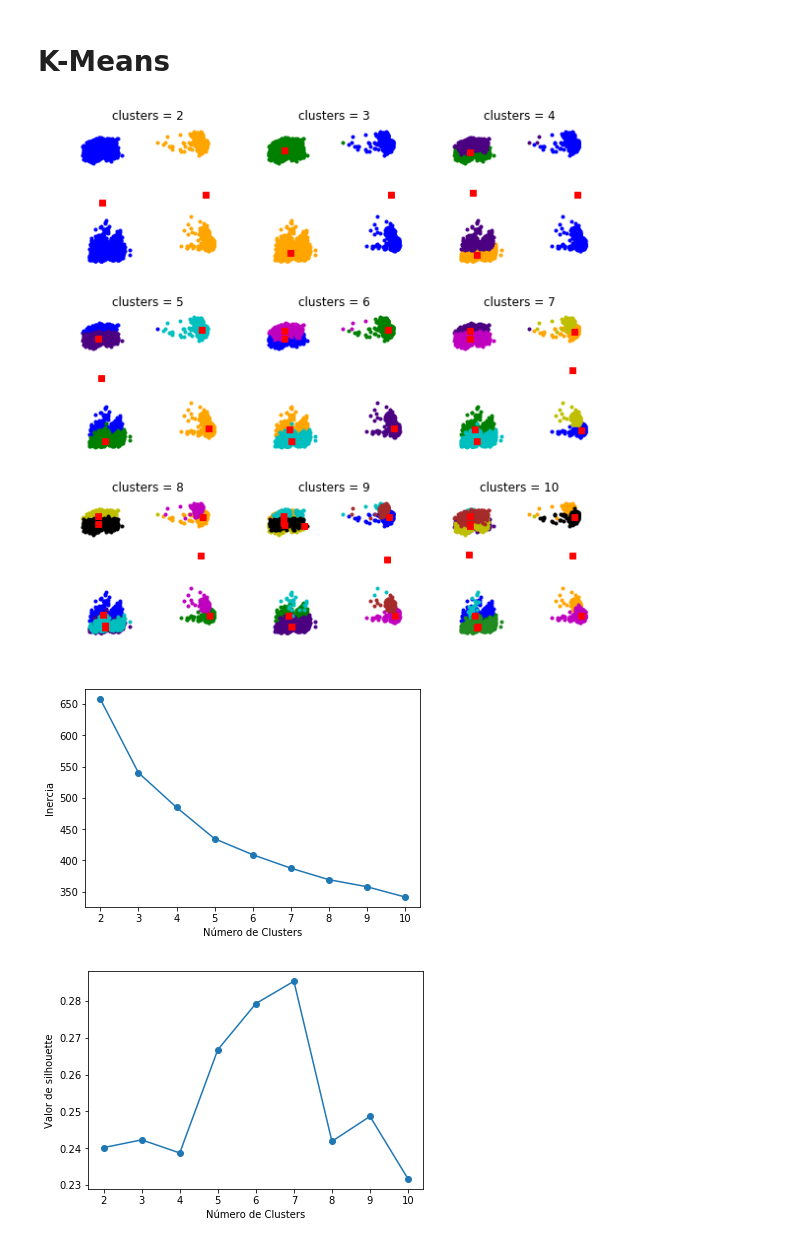
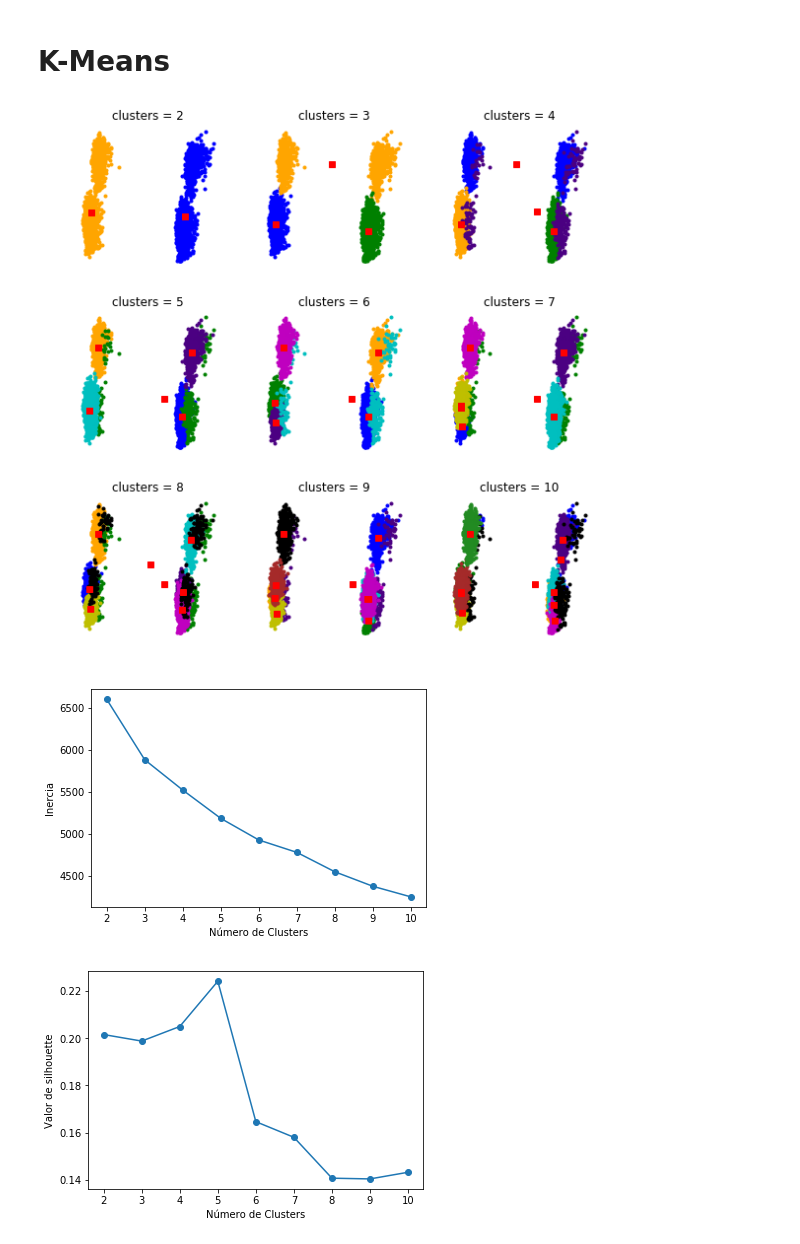
Before and after one commit to federovskys/Proyecto_Integrador_MachineLearning_MEData, a Jupyter notebook: defunciones_2015.ipynb, the cells around one changed output. Cells and saved outputs as stored; diff of their text form; code cells hidden in the pictures.

```diff
--- a/defunciones_2015.ipynb
+++ b/defunciones_2015.ipynb
@@ -13,30 +13,3 @@ datos = pd.read_excel('defunciones_2015.xlsx')#se carga la base de datos
 df = pd.DataFrame(data=datos) #Se crea un dataframe con los datos
 # %% [markdown]
 # Transformación de variables categóricas
-# %%
-#Para categorias específicas
-uniq_lab = np.unique(df['idclasadmi'])#Categorías de categoría idclasadmi
-for lab in uniq_lab:#Ciclo para cada categoría
-    df['idclasadmi'].replace(lab,np.where(uniq_lab == lab)[0][0].astype(int),inplace=True)  #Se reemplaza la variable categórica por la numérica
-
-uniq_lab = np.unique( df['n_dir1'])#Categorías de característica n_dir1
-for lab in uniq_lab:
-    df['n_dir1'].replace(lab,np.where(uniq_lab == lab)[0][0].astype(int),inplace=True)
-
-uniq_lab = np.unique( df['n_ant1'])#Categorías de característica n_ant1
-for lab in uniq_lab:
-    df['n_ant1'].replace(lab,np.where(uniq_lab == lab)[0][0].astype(int),inplace=True)
-
-uniq_lab = np.unique( df['n_ant2'])#Categorías de característica n_ant2
-for lab in uniq_lab:
-    df['n_ant2'].replace(lab,np.where(uniq_lab == lab)[0][0].astype(int),inplace=True)
-
-uniq_lab = np.unique( df['n_pat1'])#Categorías de característica n_pat1
-for lab in uniq_lab:
-    df['n_pat1'].replace(lab,np.where(uniq_lab == lab)[0][0].astype(int),inplace=True)
-
-uniq_lab = np.unique( df['n_bas1'])#Categorías de característica n_bas1
-for lab in uniq_lab:
-    df['n_bas1'].replace(lab,np.where(uniq_lab == lab)[0][0].astype(int),inplace=True)
-
-df
@@ -92,7 +114,7 @@ Valores nulos <edad>: 285
 from sklearn.impute import SimpleImputer
 
 estrategia = SimpleImputer(strategy = 'most_frequent') #Se rellenan los datos faltantes por el método de el dato más frecuente
-datosNuevos = estrategia.fit_transform(df)
+datosNuevos = estrategia.fit_transform(datosCodificados)
 
 
 labels = []
@@ -294,14 +316,14 @@ pyplot.show()
 # %%
 from sklearn.cluster import KMeans
 from sklearn.metrics import silhouette_score # Método de validación silhouette
-from sklearn.metrics import calinski_harabasz_score # Método de validación Calinski-Harabasz
+from sklearn.metrics import calinski_harabaz_score # Método de validación Calinski-Harabasz
 
 from sklearn.utils import check_random_state # Es una librería para definir un generador de números aleatorios a partir de
                                              # de la librería numpy
 
 mantener_valor_aleatorio = check_random_state(1000)
-xpts =  Nuevos_Datos_Kernel[:,0]
-ypts =  Nuevos_Datos_Kernel[:,1]
+xpts =  Nuevos_Datos[:,0]
+ypts =  Nuevos_Datos[:,1]
 
 inercia = []
 silhouette_valores = []
@@ -329,44 +351,44 @@ for ncenters, ax in enumerate(axes1.reshape(-1), 2):
     # esparcidos. Si es "auto", entonces selecciona "elkan" si los datos son densos o "full" si los datos son esparcidos.
     Modelo_Kmeans = KMeans(n_clusters = ncenters, init = 'random', n_init = 20, max_iter = 1000, tol = 1e-4,
                       precompute_distances = 'auto', random_state = mantener_valor_aleatorio, algorithm = 'auto')
-    Modelo_Kmeans.fit_predict(Nuevos_Datos_Kernel) # se predice las etiquetas que se asocian a los datos
+    Modelo_Kmeans.fit_predict(Nuevos_Datos) # se predice las etiquetas que se asocian a los datos
     Etiquetas = Modelo_Kmeans.labels_ # Calcula las clases o etiquetas
     centros = Modelo_Kmeans.cluster_centers_ # Calcula la matriz de centros
     inercia.append(Modelo_Kmeans.inertia_) # optimiza el punto de inercia de acuerdo al número de clusters
-    silhouette_valores.append(silhouette_score(Nuevos_Datos_Kernel, Etiquetas)) # Se aplica la métrica Silhouette
-    ch_valores.append(calinski_harabasz_score(Nuevos_Datos_Kernel, Etiquetas)) # Se aplica la métrica Calinski-Harabasz
+    silhouette_valores.append(silhouette_score(Nuevos_Datos, Etiquetas)) # Se aplica la métrica Silhouette
+    ch_valores.append(calinski_harabaz_score(Nuevos_Datos, Etiquetas)) # Se aplica la métrica Calinski-Harabasz
 
     for j in range(ncenters):
         ax.plot(xpts[Etiquetas == j],
                 ypts[Etiquetas == j], '.', color=colors[j])
 
     for pt in centros:
         ax.plot(pt[0], pt[1], 'rs')
 
     ax.set_title('clusters = {0}'.format(ncenters))
     ax.axis('off')
 
 fig1.tight_layout()
 pyplot.show()
 
 fig2, ax2 = pyplot.subplots()
 ax2.plot(np.r_[2:11], inercia, marker = 'o')
 ax2.set_xlabel("Número de Clusters")
 ax2.set_ylabel("Inercia")
 pyplot.show()
 
 fig3, ax3 = pyplot.subplots()
 ax3.plot(np.r_[2:11], silhouette_valores, marker = 'o')
 ax3.set_xlabel("Número de Clusters")
 ax3.set_ylabel("Valor de silhouette")
 pyplot.show()
 
 fig3, ax3 = pyplot.subplots()
 ax3.plot(np.r_[2:11], ch_valores, marker = 'o')
 ax3.set_xlabel("Número de Clusters")
 ax3.set_ylabel("Valor de índice Calinski-Harabasz")
 pyplot.show()
 # %% [output]
-[figure, old version]
+[figure, new version]
-[figure, old version]
+[figure, new version]
-[figure, old version]
+[figure, new version]
```
Also changed, not shown: parts of 14 cells of this notebook.
